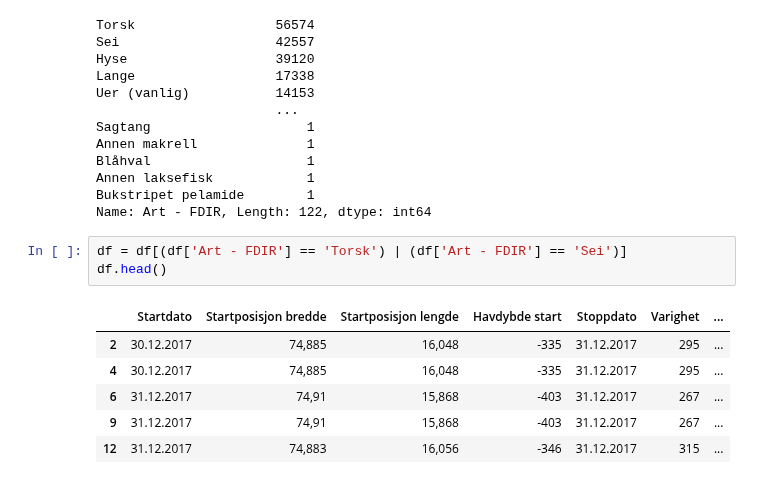
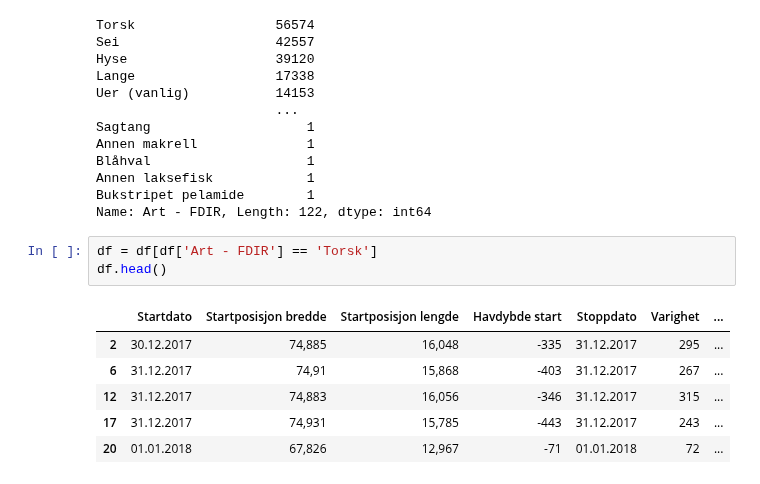
Before and after one commit to GeorgRis/Innlevering_INFO282, a Jupyter notebook: preprosses.ipynb, the cells around one changed output. Cells and saved outputs as stored; diff of their text form.

```diff
--- a/preprosses.ipynb
+++ b/preprosses.ipynb
@@ -93,12 +93,12 @@ Annen laksefisk            1
 Bukstripet pelamide        1
 Name: Art - FDIR, Length: 122, dtype: int64
 # %%
-df = df[(df['Art - FDIR'] == 'Torsk') | (df['Art - FDIR'] == 'Sei')]
+df = df[df['Art - FDIR'] == 'Torsk']
 df.head()
 # %% [output]
 |  | Startdato | Startposisjon bredde | Startposisjon lengde | Havdybde start | Stoppdato | Varighet | ... |
 | 2 | 30.12.2017 | 74,885 | 16,048 | -335 | 31.12.2017 | 295 | ... |
-| 4 | 30.12.2017 | 74,885 | 16,048 | -335 | 31.12.2017 | 295 | ... |
 | 6 | 31.12.2017 | 74,91 | 15,868 | -403 | 31.12.2017 | 267 | ... |
-| 9 | 31.12.2017 | 74,91 | 15,868 | -403 | 31.12.2017 | 267 | ... |
 | 12 | 31.12.2017 | 74,883 | 16,056 | -346 | 31.12.2017 | 315 | ... |
+| 17 | 31.12.2017 | 74,931 | 15,785 | -443 | 31.12.2017 | 243 | ... |
+| 20 | 01.01.2018 | 67,826 | 12,967 | -71 | 01.01.2018 | 72 | ... |
```
Also changed, not shown: parts of 1 cell of this notebook, 1 other file.
